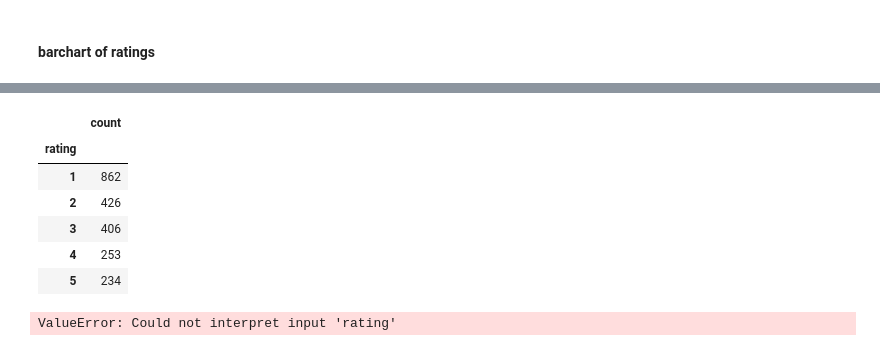
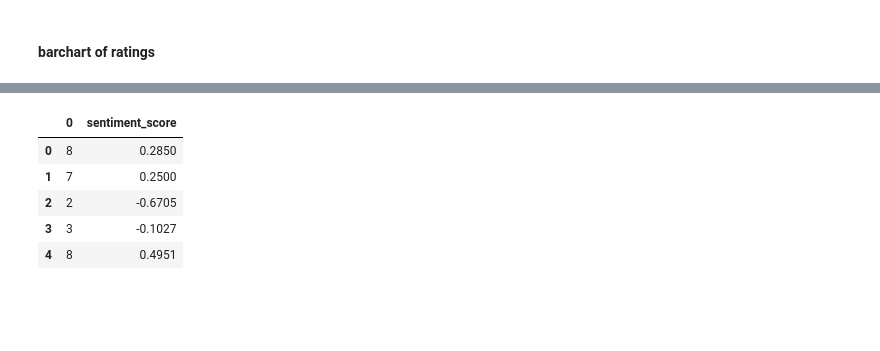
Before and after one commit to nitish-sadhu/ba_review_analysis, a Jupyter notebook: visualisation.ipynb, the cells around one changed output, grey strips where cells are left out. Drawn from its saved outputs; the diff is of its cells as text; code cells hidden in the pictures; blank space fills up the shorter version.

```diff
--- a/visualisation.ipynb
+++ b/visualisation.ipynb
@@ -52,16 +114,12 @@ rating_counts.index.names = ['rating']
-# %%
-rating_counts.head()
-# %% [output]
-|  | count |
-| rating |  |
-| 1 | 862 |
-| 2 | 426 |
-| 3 | 406 |
-| 4 | 253 |
-| 5 | 234 |
-# %%
-# visualizing the ratings
-sns.barplot(rating_counts, x='rating',y='count')
-plt.show()
-# %% [output]
-ValueError: Could not interpret input 'rating'
+# %%
+# ratings dataframe
+ratings_df = pd.DataFrame(ratings)
+ratings_df['sentiment_score'] = sentiment_score
+ratings_df.head()
+# %% [output]
+|  | 0 | sentiment_score |
+| 0 | 8 | 0.2850 |
+| 1 | 7 | 0.2500 |
+| 2 | 2 | -0.6705 |
+| 3 | 3 | -0.1027 |
+| 4 | 8 | 0.4951 |
```
Also changed, not shown: parts of 14 cells of this notebook.
